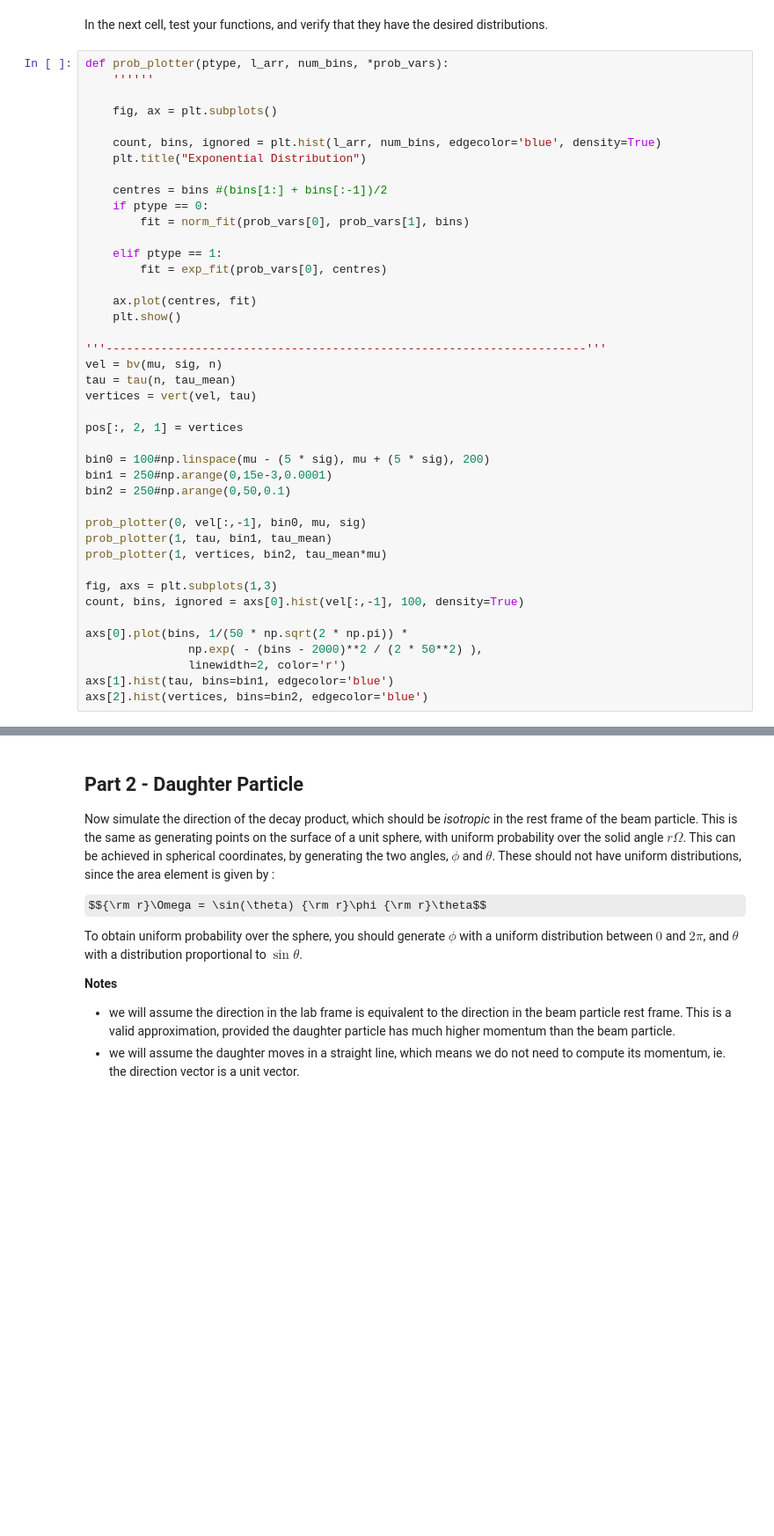
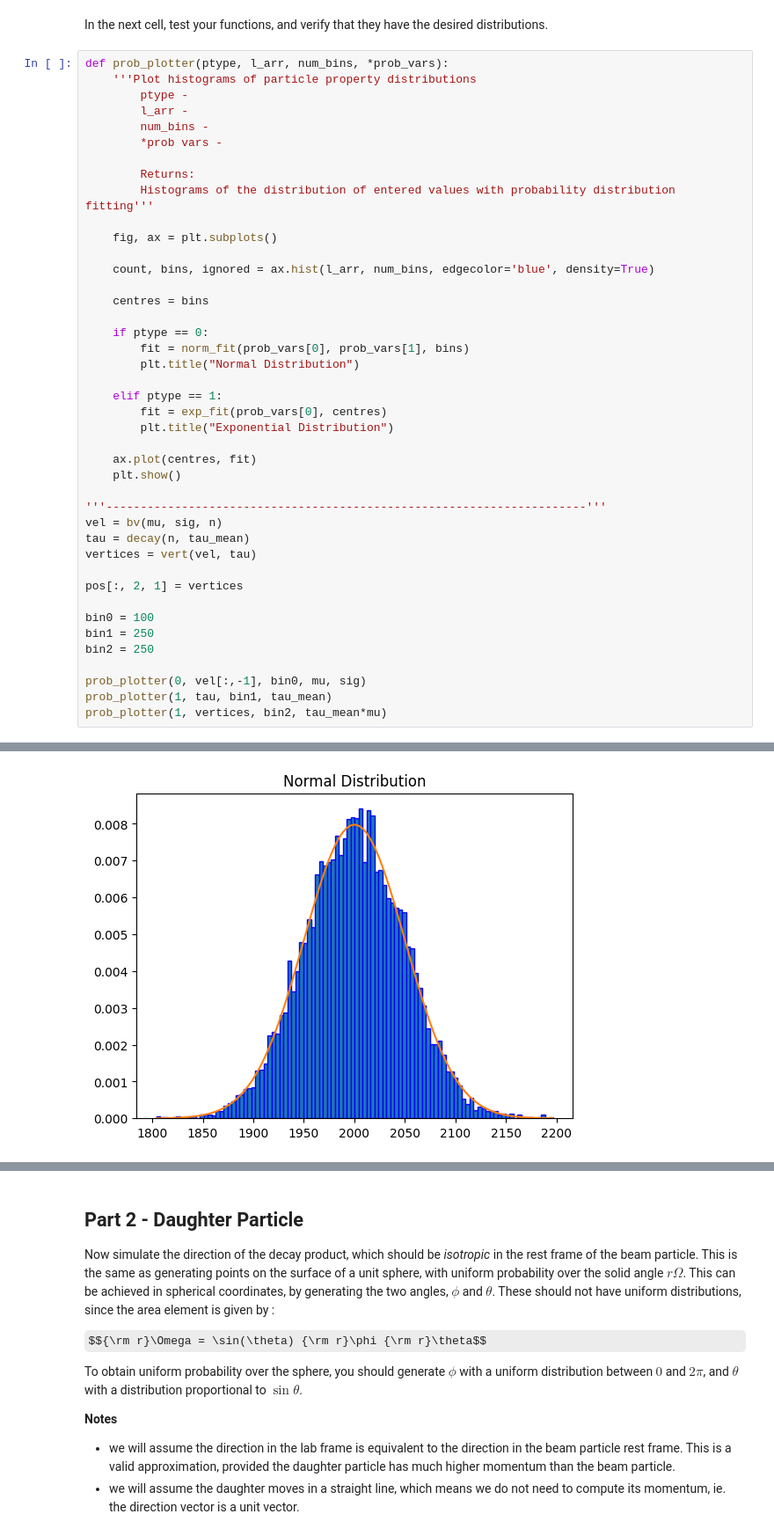
Before and after one commit to Awood-8/CompSci-Y3, a Jupyter notebook: Exercise-3.ipynb, the cells around one changed output, grey strips where cells are left out. Shown at 88% size. Drawn from its saved outputs; the diff is of its cells as text; some formulas as TeX source; blank space fills up the shorter version.

Commit message:
Code 95% done - plot tidying and commenting to finish

```diff
--- a/Exercise-3.ipynb
+++ b/Exercise-3.ipynb
@@ -137,44 +172,44 @@ detsize = 50 # Detector size +- from centre ie: 50m --> 100m^2 detector
 In the next cell, test your functions, and verify that they have the desired distributions.
 # %%
 def prob_plotter(ptype, l_arr, num_bins, *prob_vars):
-    ''''''
+    '''Plot histograms of particle property distributions
+        ptype -
+        l_arr -
+        num_bins -
+        *prob vars -
+
+        Returns:
+        Histograms of the distribution of entered values with probability distribution fitting'''
 
     fig, ax = plt.subplots()
 
-    count, bins, ignored = plt.hist(l_arr, num_bins, edgecolor='blue', density=True)
-    plt.title("Exponential Distribution")
+    count, bins, ignored = ax.hist(l_arr, num_bins, edgecolor='blue', density=True)
 
-    centres = bins #(bins[1:] + bins[:-1])/2
+    centres = bins
+
     if ptype == 0:
         fit = norm_fit(prob_vars[0], prob_vars[1], bins)
+        plt.title("Normal Distribution")
 
     elif ptype == 1:
         fit = exp_fit(prob_vars[0], centres)
+        plt.title("Exponential Distribution")
 
     ax.plot(centres, fit)
     plt.show()
 
 '''----------------------------------------------------------------------'''
 vel = bv(mu, sig, n)
-tau = tau(n, tau_mean)
+tau = decay(n, tau_mean)
 vertices = vert(vel, tau)
 
 pos[:, 2, 1] = vertices
 
-bin0 = 100#np.linspace(mu - (5 * sig), mu + (5 * sig), 200)
-bin1 = 250#np.arange(0,15e-3,0.0001)
-bin2 = 250#np.arange(0,50,0.1)
+bin0 = 100
+bin1 = 250
+bin2 = 250
 
 prob_plotter(0, vel[:,-1], bin0, mu, sig)
 prob_plotter(1, tau, bin1, tau_mean)
 prob_plotter(1, vertices, bin2, tau_mean*mu)
-
-fig, axs = plt.subplots(1,3)
-count, bins, ignored = axs[0].hist(vel[:,-1], 100, density=True)
-
-axs[0].plot(bins, 1/(50 * np.sqrt(2 * np.pi)) *
-               np.exp( - (bins - 2000)**2 / (2 * 50**2) ),
-               linewidth=2, color='r')
-axs[1].hist(tau, bins=bin1, edgecolor='blue')
-axs[2].hist(vertices, bins=bin2, edgecolor='blue')
 # %% [output]
@@ -200,0 +216 @@ axs[2].hist(vertices, bins=bin2, edgecolor='blue')
+[figure, added]
```
Also changed, not shown: parts of 16 cells of this notebook, 2 other files.
